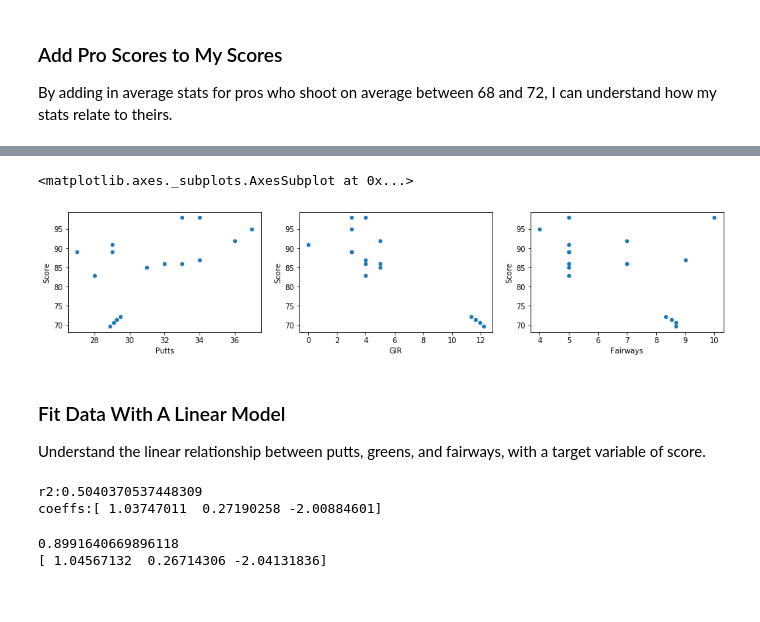
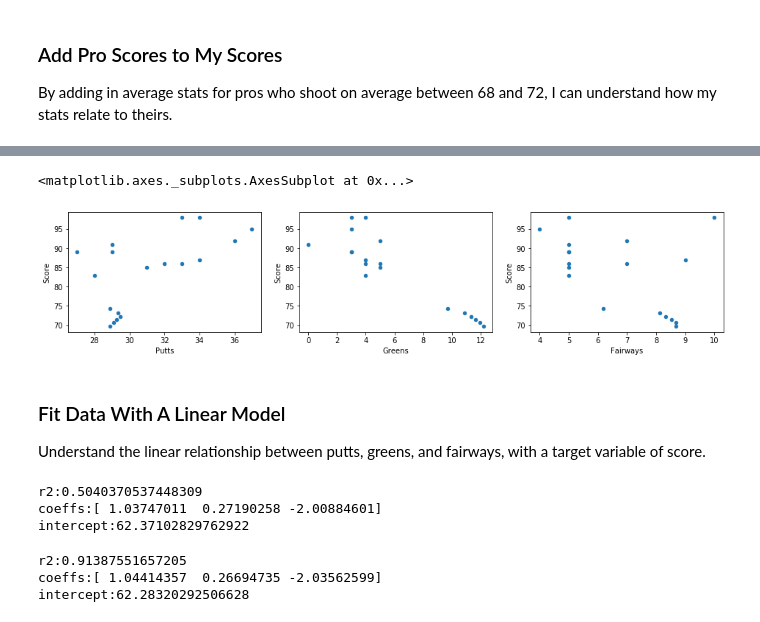
Before and after one commit to mvrahas/predict-golf-score, a Jupyter notebook: Golf-Game-Improvement-EDA.ipynb, the cells around one changed output, grey strips where cells are left out. Saved outputs shown, nothing was run; the diff lists cells and outputs as text; code cells hidden in the pictures.

```diff
--- a/Golf-Game-Improvement-EDA.ipynb
+++ b/Golf-Game-Improvement-EDA.ipynb
@@ -233,3 +196,0 @@ Relative Score                     25
-# %%
-scores_summary_added_pros = pd.concat([scores_summary,attributes])
-scores_summary_added_pros
@@ -254,11 +197,11 @@ scores_summary_added_pros
 # %%
 fig, axs = plt.subplots(1, 3, sharey=False)
 scores_summary_added_pros.plot(kind="scatter", x="Putts", y="Score", ax=axs[0], figsize=(16, 3))
-scores_summary_added_pros.plot(kind="scatter", x="GIR", y="Score", ax=axs[1], figsize=(16, 3))
+scores_summary_added_pros.plot(kind="scatter", x="Greens", y="Score", ax=axs[1], figsize=(16, 3))
 scores_summary_added_pros.plot(kind="scatter", x="Fairways", y="Score", ax=axs[2], figsize=(16, 3))
 # %% [output]
 <matplotlib.axes._subplots.AxesSubplot at 0x...>
-[figure, old version]
+[figure, new version]
 # %% [markdown]
 ### Fit Data With A Linear Model
 
@@ -284,12 +229,14 @@ def fit_and_score(df):
 
     return {'model':lr, 'vals': frame,'score': r2, 'coeffs': coefficients}
 # %%
-test1 = fit_and_score(scores_summary)
+test1 = fit_and_score(scores_summary,'Score')
 # %% [output]
 r2:0.5040370537448309
 coeffs:[ 1.03747011  0.27190258 -2.00884601]
+intercept:62.37102829762922
 # %%
-test2 = fit_and_score(scores_summary_added_pros)
+test2 = fit_and_score(scores_summary_added_pros,'Score')
 # %% [output]
-0.8991640669896118
-[ 1.04567132  0.26714306 -2.04131836]
+r2:0.91387551657205
+coeffs:[ 1.04414357  0.26694735 -2.03562599]
+intercept:62.28320292506628
```
Also changed, not shown: parts of 19 cells of this notebook, 2 other files.
